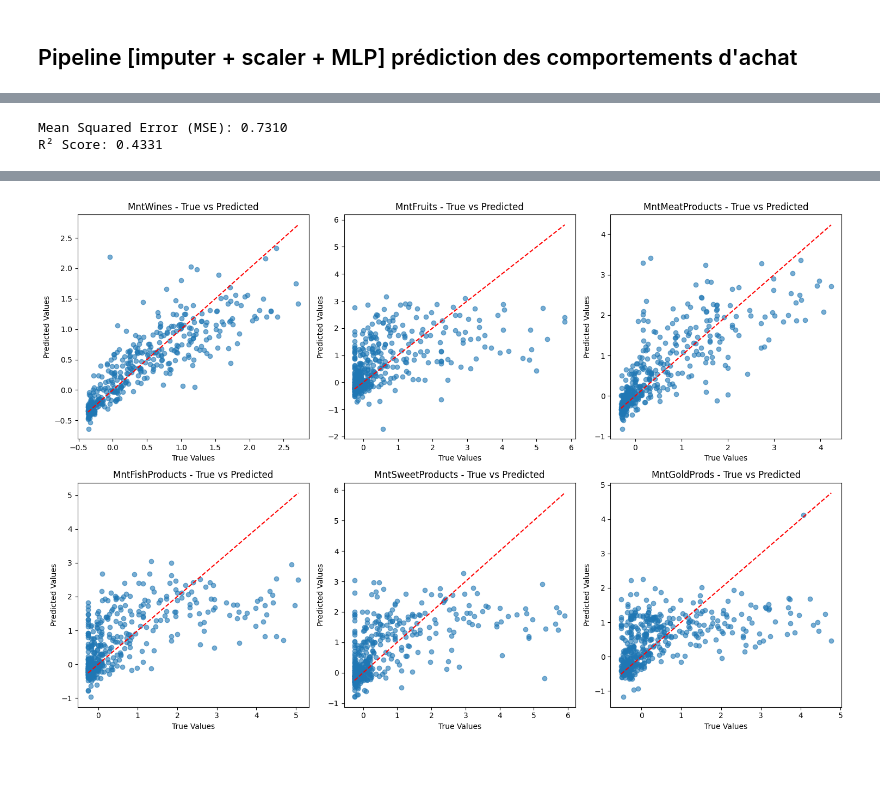
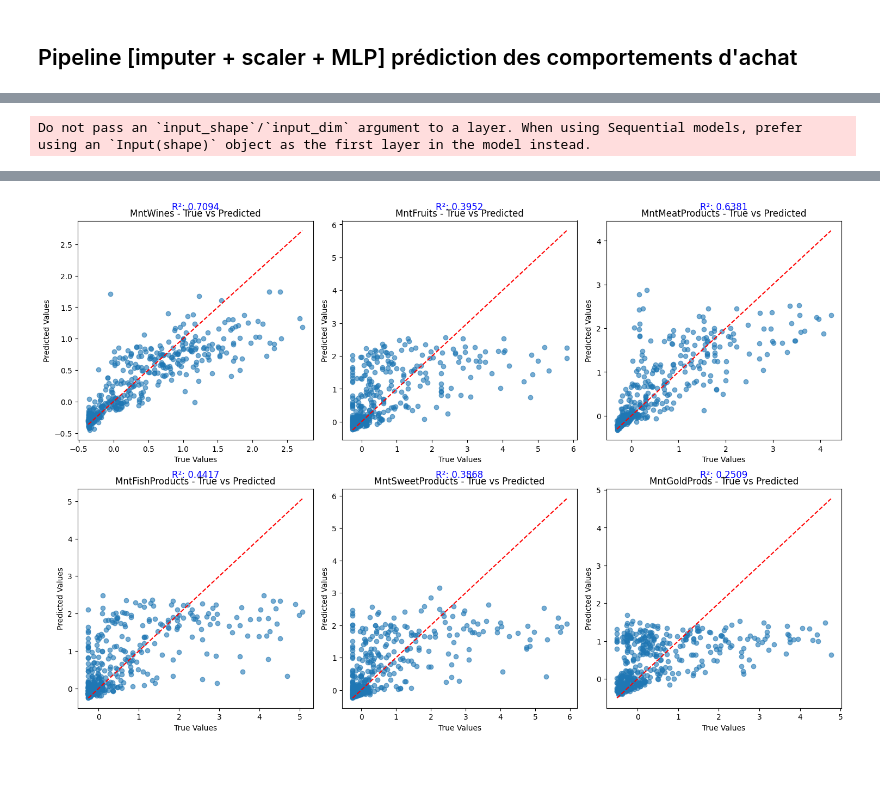
Before and after one commit to Jmuhleman/BUI_2024, a Jupyter notebook: projet/exploration.ipynb, the cells around one changed output, grey strips where cells are left out. Saved outputs shown, nothing was run; the diff lists cells and outputs as text; code cells hidden in the pictures.

```diff
--- a/projet/exploration.ipynb
+++ b/projet/exploration.ipynb
@@ -195,15 +191,17 @@ fig.show()
 # %%
 import numpy as np
 import pandas as pd
-from sklearn.impute import KNNImputer
-from sklearn.preprocessing import RobustScaler, OneHotEncoder
+from sklearn.preprocessing import OneHotEncoder
 from sklearn.compose import ColumnTransformer
+from sklearn.model_selection import train_test_split
 from sklearn.pipeline import Pipeline
-from sklearn.model_selection import train_test_split
-from sklearn.neural_network import MLPRegressor
 from sklearn.metrics import mean_squared_error, r2_score
 import matplotlib.pyplot as plt
+from tensorflow.keras.models import Sequential
+from tensorflow.keras.layers import Dense, Dropout
+from scikeras.wrappers import KerasRegressor
 
+# Assuming `data_numerical` is a pre-loaded DataFrame
 # Step 1: Define the target columns
 target_features = ['MntWines', 'MntFruits', 'MntMeatProducts', 'MntFishProducts', 'MntSweetProducts', 'MntGoldProds']
 
@@ -216,20 +214,16 @@ numeric_cols = [col for col in numeric_cols if col not in target_features]
 # Define categorical columns
 categorical_cols = data_numerical.select_dtypes(exclude='number').columns.tolist()
 
-# Create a transformer for numeric columns (impute and scale)
-numeric_transformer = Pipeline(steps=[
-    ('scaler', RobustScaler())  # Robust scaling
-])
-
 # Create a transformer for categorical columns (one-hot encode)
 categorical_transformer = OneHotEncoder(handle_unknown='ignore', sparse_output=False)
 
-# Combine both transformations using ColumnTransformer
+# Combine transformations using ColumnTransformer
 preprocessor = ColumnTransformer(
     transformers=[
-        ('num', numeric_transformer, numeric_cols),
         ('cat', categorical_transformer, categorical_cols)
-    ])
+    ],
+    remainder='passthrough'  # Leave numeric columns as they are
+)
 
 # Step 3: Prepare the data
 
@@ -240,36 +234,68 @@ y = data_numerical[target_features]  # Target variables
 # Step 4: Split the dataset into training and testing sets (80% train, 20% test)
 X_train, X_test, y_train, y_test = train_test_split(X, y, test_size=0.2, random_state=42)
 
-# Step 5: Create a pipeline for the full process (Preprocessing + MLP)
+# Step 5: Define the Keras model with dropout layers
+def create_model():
+    model = Sequential([
+        Dense(64, activation='relu', input_dim=X_train.shape[1]),  # Input layer
+        Dropout(0.3),  # Dropout to prevent overfitting
+        Dense(32, activation='relu'),  # Hidden layer
+        Dropout(0.3),  # Dropout layer
+        Dense(len(target_features), activation='linear')  # Output layer
+    ])
+    model.compile(optimizer='adam', loss='mse')
+    return model
+
+# Wrap Keras model for scikit-learn pipeline using scikeras
+keras_regressor = KerasRegressor(model=create_model, epochs=100, batch_size=32, verbose=1)
+
+# Step 6: Create the full pipeline (Preprocessing + Model)
 mlp_pipeline = Pipeline(steps=[
-    ('mlp', MLPRegressor(hidden_layer_sizes=(50,), max_iter=500, random_state=42))  # MLP Model
+    ('preprocessor', preprocessor),
+    ('mlp', keras_regressor)
 ])
 
-# Step 6: Train the MLP model
+# Step 7: Train the model
 mlp_pipeline.fit(X_train, y_train)
 
-# Step 7: Make predictions on the test set
+# Step 8: Make predictions on the test set
 y_pred = mlp_pipeline.predict(X_test)
 
-# Step 8: Evaluate the model's performance
-mse = mean_squared_error(y_test, y_pred)
-r2 = r2_score(y_test, y_pred)
+# Step 9: Evaluate the model's performance
+# Overall metrics
+mse_overall = mean_squared_error(y_test, y_pred)
+r2_overall = r2_score(y_test, y_pred)
 
-print(f'Mean Squared Error (MSE): {mse:.4f}')
-print(f'R² Score: {r2:.4f}')
+print(f'Overall Mean Squared Error (MSE): {mse_overall:.4f}')
+print(f'Overall R² Score: {r2_overall:.4f}')
 
-# Step 9: Visualize predictions vs true values for each target feature
+# Individual target metrics
+for i, feature in enumerate(target_features):
+    mse_feature = mean_squared_error(y_test[feature], y_pred[:, i])
+    r2_feature = r2_score(y_test[feature], y_pred[:, i])
+    print(f'{feature} - Mean Squared Error (MSE): {mse_feature:.4f}')
+    print(f'{feature} - R² Score: {r2_feature:.4f}')
+
+# Step 10: Visualize predictions vs true values for each target feature with R² above each plot
 fig, axes = plt.subplots(2, 3, figsize=(15, 10))
 
 for i, feature in enumerate(target_features):
     ax = axes[i // 3, i % 3]
+    # Scatter plot of true vs predicted values
     ax.scatter(y_test[feature], y_pred[:, i], alpha=0.6)
     ax.set_title(f'{feature} - True vs Predicted')
     ax.set_xlabel('True Values')
     ax.set_ylabel('Predicted Values')
+    # Plot diagonal reference line
     ax.plot([y_test[feature].min(), y_test[feature].max()],
             [y_test[feature].min(), y_test[feature].max()], color='red', linestyle='--')
 
+    # Calculate R² for the current feature
+    r2_feature = r2_score(y_test[feature], y_pred[:, i])
+
+    # Annotate R² above the plot
+    ax.annotate(f'R²: {r2_feature:.4f}', xy=(0.5, 1.05), xycoords='axes fraction', ha='center', fontsize=12, color='blue')
+
 plt.tight_layout()
 plt.show()
 # %% [output]
@@ -277,2 +303 @@ Stochastic Optimizer: Maximum iterations (500) reached and the optimization hasn
-Mean Squared Error (MSE): 0.7310
-R² Score: 0.4331
+Do not pass an `input_shape`/`input_dim` argument to a layer. When using Sequential models, prefer using an `Input(shape)` object as the first layer in the model instead.
@@ -279,4 +321,4 @@ R² Score: 0.4331
-[figure, old version]
+[figure, new version]
 # %% [markdown]
 ##
 # %% [markdown]
```
Also changed, not shown: parts of 6 cells of this notebook.
